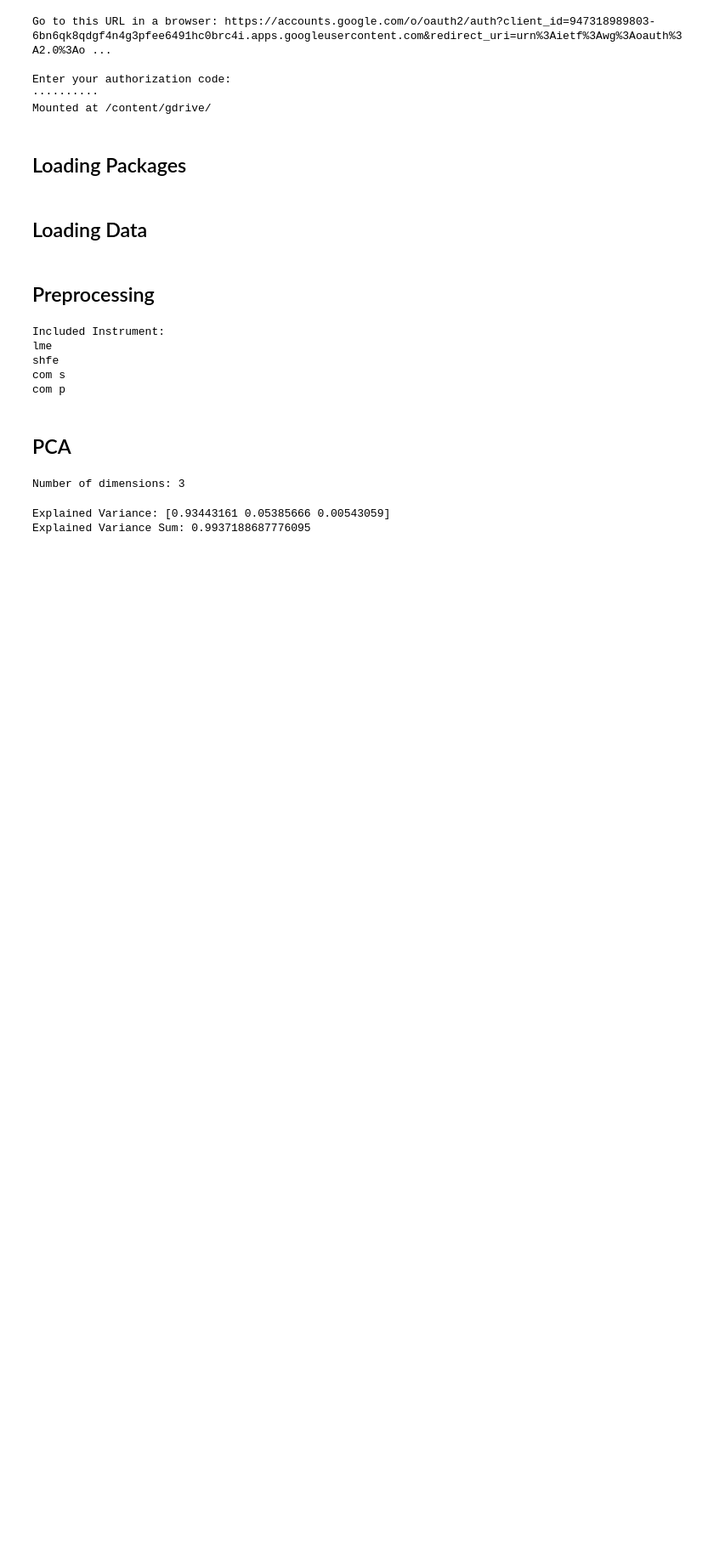
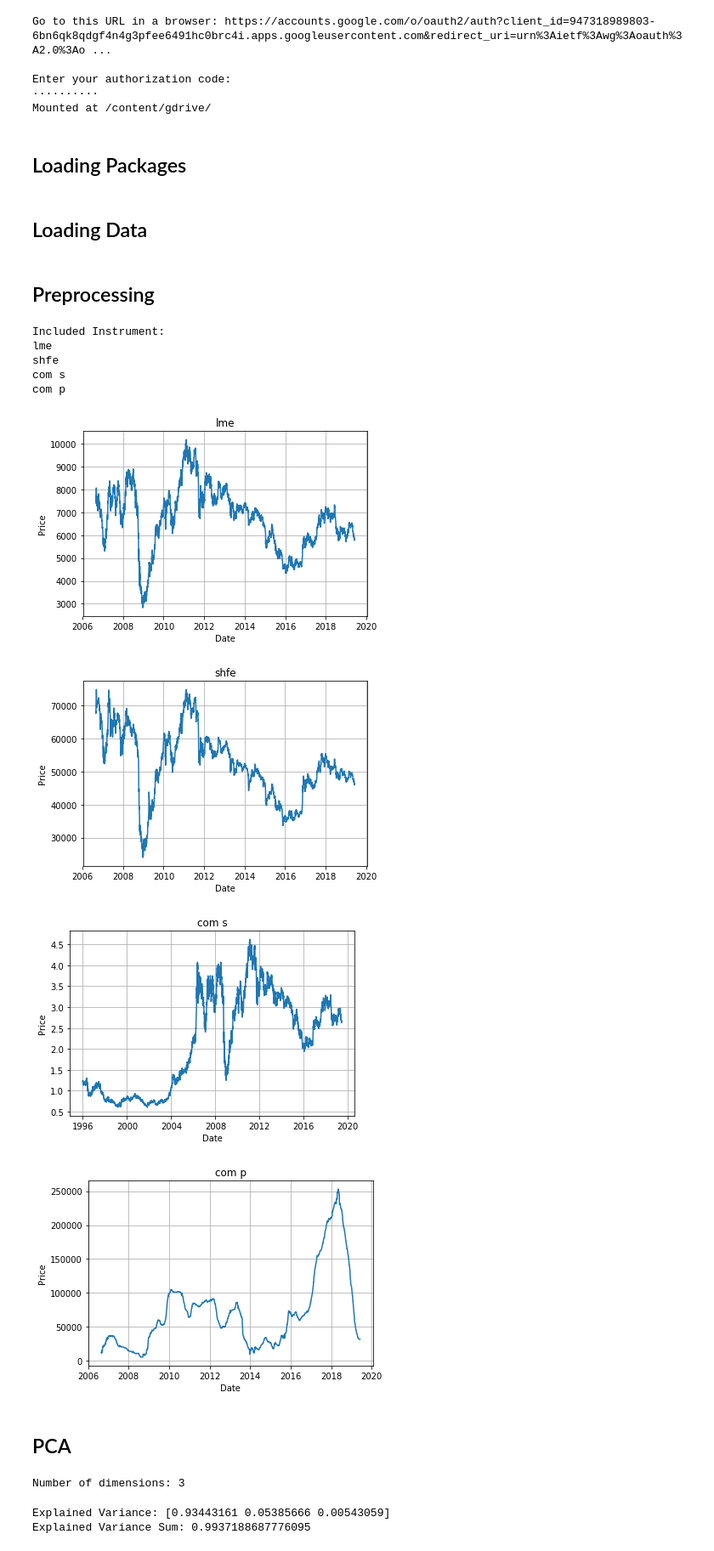
Before and after one commit to msc-acse/acse-9-independent-research-project-OliverJBoom, a Jupyter notebook: Chai_Base.ipynb, the cells around one changed output. Shown at 85% size. Saved outputs shown, nothing was run; the diff lists cells and outputs as text; code cells hidden in the pictures; blank space fills up the shorter version.

```diff
--- a/Chai_Base.ipynb
+++ b/Chai_Base.ipynb
@@ -76,6 +59,7 @@ def price_rename(universe_dict):
   """Renaming the column of the dataframe values to price"""
   for df_name in universe_dict:
     df = universe_dict[df_name]
+    df.sort_index(inplace=True)
     df = df.rename(columns={'value':"price"})
     universe_dict[df_name] = df
   return universe_dict
@@ -96,9 +80,9 @@ def clean_dict_gen(universe_dict):
   """Returns a dictionary of cleaned dataframes"""
   cleaned_dict = {}
   print("Included Instrument:")
-  for df in universe_dict:
-    print(df)
-    cleaned_dict[df] = clean_data(universe_dict[df])
+  for df_name in universe_dict:
+    print(df_name)
+    cleaned_dict[df_name] = clean_data(universe_dict[df_name])
 
   return cleaned_dict
 
@@ -110,3 +94,25 @@ lme
 shfe
 com s
 com p
+# %%
+def visualise_plots(universe_dict, frequency="MS"):
+  """Plotting the line graph for all of the
+  instruments being inspected"""
+  for df_name in universe_dict:
+    df = universe_dict[df_name]
+    plt.plot(df.index, df.price)
+    plt.xlabel("Date")
+    plt.ylabel("Price")
+    plt.title(df_name)
+    plt.grid()
+    plt.show()
+
+visualise_plots(universe_dict)
+# df.info()
+# plt.hist((df.price), bins=20)
+# plt.show()
+# %% [output]
+[figure, added]
+[figure, added]
+[figure, added]
+[figure, added]
```
Also changed, not shown: parts of 11 cells of this notebook.
